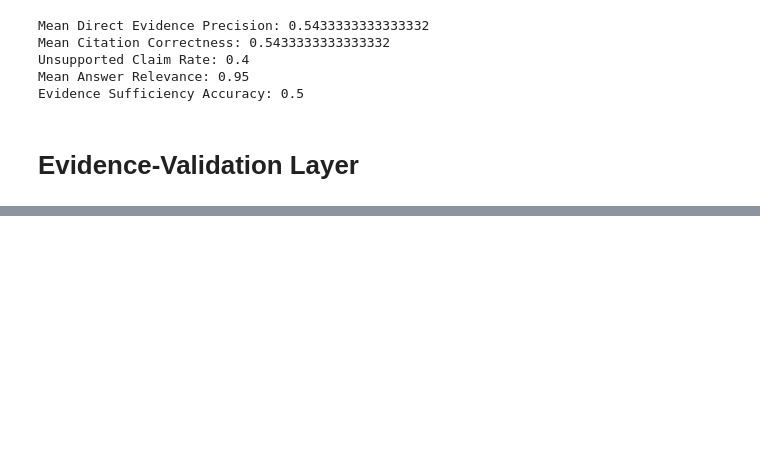
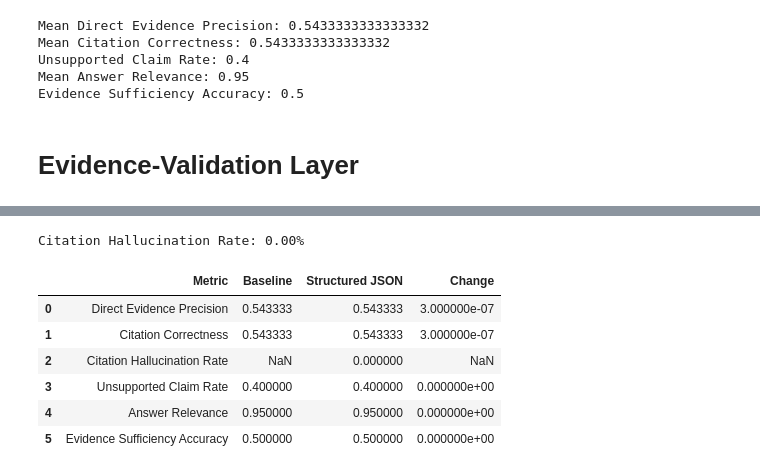
Before and after one commit to akshatsinha2027/RetailQ, a Jupyter notebook: rag_experiments.ipynb, the cells around one changed output, grey strips where cells are left out. Cells and saved outputs as stored; diff of their text form; code cells hidden in the pictures; blank space fills up the shorter version.

```diff
--- a/rag_experiments.ipynb
+++ b/rag_experiments.ipynb
@@ -2282,0 +2873,52 @@ Evidence Sufficiency Accuracy: 0.5
+# %%
+citation_hallucination_rate = 0.0
+
+print(
+    f"Citation Hallucination Rate: "
+    f"{citation_hallucination_rate:.2%}"
+)
+# %% [output]
+Citation Hallucination Rate: 0.00%
+# %%
+comparison = pd.DataFrame({
+    "Metric": [
+        "Direct Evidence Precision",
+        "Citation Correctness",
+        "Citation Hallucination Rate",
+        "Unsupported Claim Rate",
+        "Answer Relevance",
+        "Evidence Sufficiency Accuracy"
+    ],
+
+    "Baseline": [
+        0.543333,
+        0.543333,
+        None,
+        0.40,
+        0.95,
+        0.50
+    ],
+
+    "Structured JSON": [
+        mean_direct_precision,
+        mean_citation_correctness,
+        citation_hallucination_rate,
+        unsupported_claim_rate,
+        mean_answer_relevance,
+        mean_evidence_sufficiency
+    ]
+})
+
+comparison["Change"] = (
+    comparison["Structured JSON"] - comparison["Baseline"]
+)
+
+comparison
+# %% [output]
+|  | Metric | Baseline | Structured JSON | Change |
+| 0 | Direct Evidence Precision | 0.543333 | 0.543333 | 3.000000e-07 |
+| 1 | Citation Correctness | 0.543333 | 0.543333 | 3.000000e-07 |
+| 2 | Citation Hallucination Rate | NaN | 0.000000 | NaN |
+| 3 | Unsupported Claim Rate | 0.400000 | 0.400000 | 0.000000e+00 |
+| 4 | Answer Relevance | 0.950000 | 0.950000 | 0.000000e+00 |
+| 5 | Evidence Sufficiency Accuracy | 0.500000 | 0.500000 | 0.000000e+00 |
```
Also changed, not shown: parts of 26 cells of this notebook.
